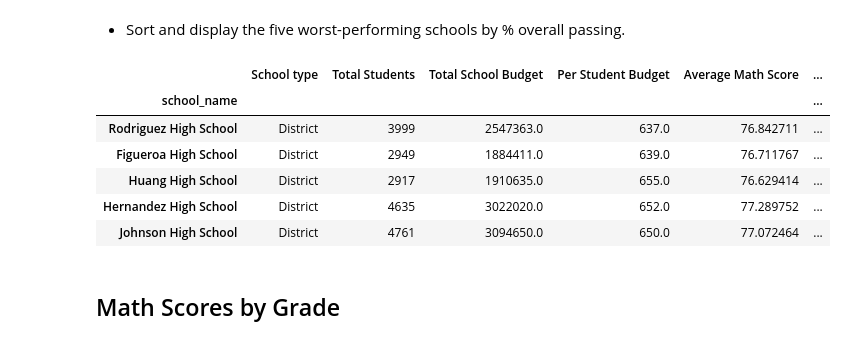
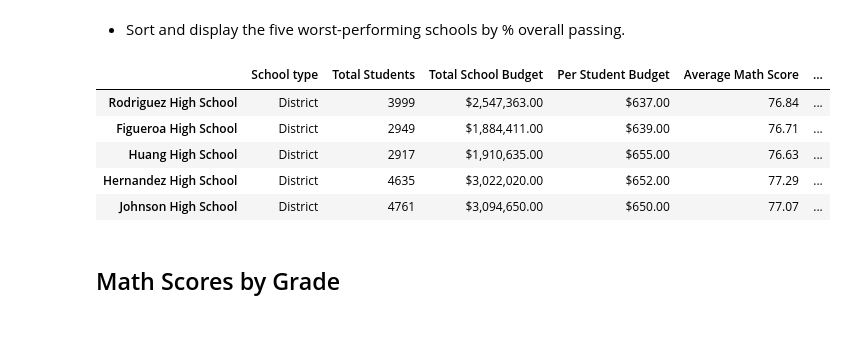
Before and after one commit to colbyhoke/pandas-challenge, a Jupyter notebook: PyCitySchools/04-Pandas_Homework_PyCitySchools_PyCitySchools_ch.ipynb, the cells around one changed output. Cells and saved outputs as stored; diff of their text form; code cells hidden in the pictures.

```diff
--- a/PyCitySchools/04-Pandas_Homework_PyCitySchools_PyCitySchools_ch.ipynb
+++ b/PyCitySchools/04-Pandas_Homework_PyCitySchools_PyCitySchools_ch.ipynb
@@ -2,31 +2,32 @@
 ### Note
 * Instructions have been included for each segment. You do not have to follow them exactly, but they are included to help you think through the steps.
 # %%
-#Colby Alexander Hoke
-#UNC Data Analytics Bootcamp, June 2020
-#CC-BY-SA
-#--------------------------------------
-#INPUT: School data
-#(CSV, formatted as: Student ID, student_name, gender, grade, school_name, reading_score, math_score, School ID, type, size, budget)
-#RETURN:
-    #Several analysis
-#--------------------------------------
+# Colby Alexander Hoke
+# UNC Data Analytics Bootcamp, June 2020
+# CC-BY-SA
+# --------------------------------------
+# INPUT:
+# School CSV, formatted as: school ID, school_name, type, size, budget
+# Student CSV, formatted as: student ID, student_name, gender, grade, school_name, reading_score, math_score
+#
+# RETURN: Several analyses, detailed below
+# --------------------------------------
 
-# Dependencies and Setup
+# Import dependencies
 import pandas as pd
 
-# File to Load (Remember to Change These)
+# Load csv files
 school_data_to_load = "Resources/schools_complete.csv"
 student_data_to_load = "Resources/students_complete.csv"
 
-# Read School and Student Data File and store into Pandas DataFrames
+# Read school and student data files, then store into separate pandas dataframes
 school_data = pd.read_csv(school_data_to_load)
 student_data = pd.read_csv(student_data_to_load)
 
-# Combine the data into a single dataset.
-school_data_complete = pd.merge(student_data, school_data, how="left", on=["school_name", "school_name"])
+# Merge the dataframes
+school_data_complete = pd.merge(student_data, school_data, how="left", on=["school_name"])
 
-#Show the dataframe
+# Display the merged dataframe
 school_data_complete
 # %% [output]
 |  | Student ID | student_name | gender | grade | school_name | reading_score | math_score | School ID | ... |
@@ -231,18 +234,18 @@ school_summary_df.sort_values(by=["% Overall Passing"],ascending=False).head()
 # %% [markdown]
 * Sort and display the five worst-performing schools by % overall passing.
 # %%
-#--------------------------------------
-#Give a summary of the bottom 5 schools, based on overall performance
-#--------------------------------------
-school_summary_df.sort_values(by=["% Overall Passing"]).head()
+# --------------------------------------
+# Give a summary of the bottom 5 schools, based on overall performance, & display it
+# --------------------------------------
+
+school_summary_df_formatted.sort_values(by=["% Overall Passing"]).head(5)
 # %% [output]
 |  | School type | Total Students | Total School Budget | Per Student Budget | Average Math Score | ... |
-| school_name |  |  |  |  |  | ... |
-| Rodriguez High School | District | 3999 | 2547363.0 | 637.0 | 76.842711 | ... |
-| Figueroa High School | District | 2949 | 1884411.0 | 639.0 | 76.711767 | ... |
-| Huang High School | District | 2917 | 1910635.0 | 655.0 | 76.629414 | ... |
-| Hernandez High School | District | 4635 | 3022020.0 | 652.0 | 77.289752 | ... |
-| Johnson High School | District | 4761 | 3094650.0 | 650.0 | 77.072464 | ... |
+| Rodriguez High School | District | 3999 | $2,547,363.00 | $637.00 | 76.84 | ... |
+| Figueroa High School | District | 2949 | $1,884,411.00 | $639.00 | 76.71 | ... |
+| Huang High School | District | 2917 | $1,910,635.00 | $655.00 | 76.63 | ... |
+| Hernandez High School | District | 4635 | $3,022,020.00 | $652.00 | 77.29 | ... |
+| Johnson High School | District | 4761 | $3,094,650.00 | $650.00 | 77.07 | ... |
 # %% [markdown]
 ## Math Scores by Grade
 # %% [markdown]
```
Also changed, not shown: parts of 9 cells of this notebook, 2 other files.
